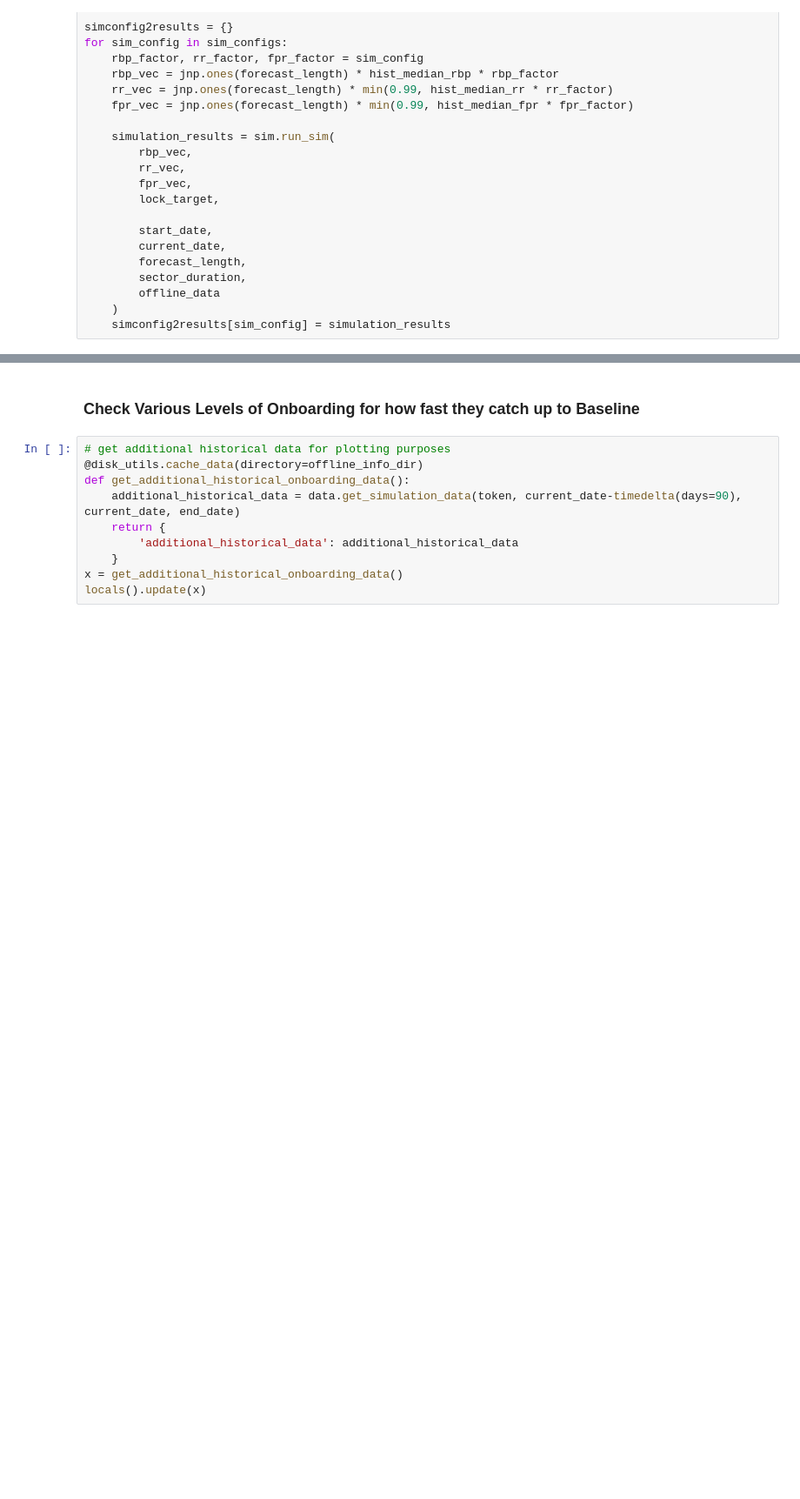
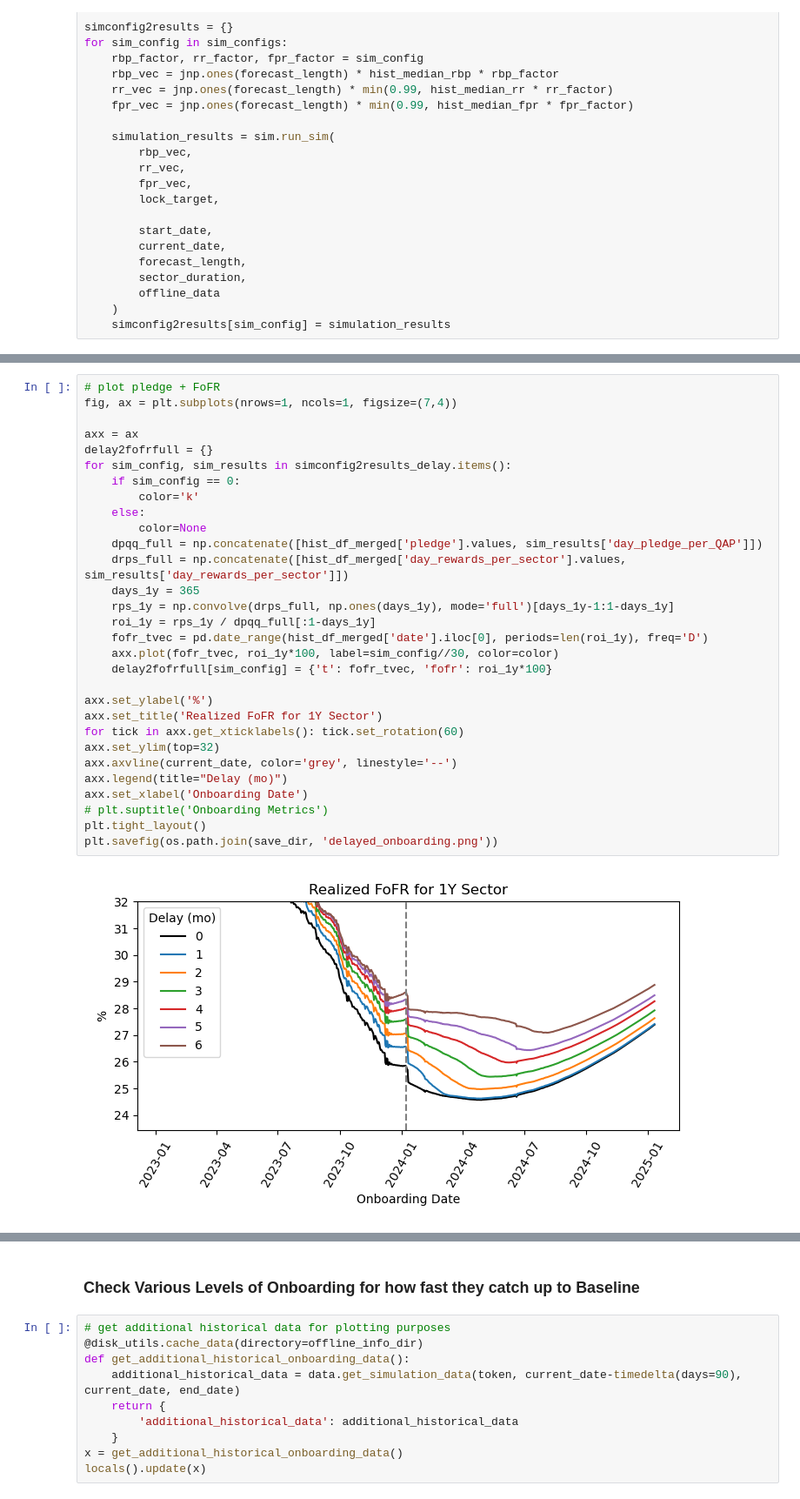
Before and after one commit to CELtd/cel, a Jupyter notebook: notebooks/baseline_crossing/01_2024_filecoin_forecasts.ipynb, the cells around one changed output, grey strips where cells are left out. Shown at 87% size. Drawn from its saved outputs; the diff is of its cells as text; blank space fills up the shorter version.

```diff
--- a/notebooks/baseline_crossing/01_2024_filecoin_forecasts.ipynb
+++ b/notebooks/baseline_crossing/01_2024_filecoin_forecasts.ipynb
@@ -853,0 +875,32 @@ plt.tight_layout()
+# %%
+# plot pledge + FoFR
+fig, ax = plt.subplots(nrows=1, ncols=1, figsize=(7,4))
+
+axx = ax
+delay2fofrfull = {}
+for sim_config, sim_results in simconfig2results_delay.items():
+    if sim_config == 0:
+        color='k'
+    else:
+        color=None
+    dpqq_full = np.concatenate([hist_df_merged['pledge'].values, sim_results['day_pledge_per_QAP']])
+    drps_full = np.concatenate([hist_df_merged['day_rewards_per_sector'].values, sim_results['day_rewards_per_sector']])
+    days_1y = 365
+    rps_1y = np.convolve(drps_full, np.ones(days_1y), mode='full')[days_1y-1:1-days_1y]
+    roi_1y = rps_1y / dpqq_full[:1-days_1y]
+    fofr_tvec = pd.date_range(hist_df_merged['date'].iloc[0], periods=len(roi_1y), freq='D')
+    axx.plot(fofr_tvec, roi_1y*100, label=sim_config//30, color=color)
+    delay2fofrfull[sim_config] = {'t': fofr_tvec, 'fofr': roi_1y*100}
+
+axx.set_ylabel('%')
+axx.set_title('Realized FoFR for 1Y Sector')
+for tick in axx.get_xticklabels(): tick.set_rotation(60)
+axx.set_ylim(top=32)
+axx.axvline(current_date, color='grey', linestyle='--')
+axx.legend(title="Delay (mo)")
+axx.set_xlabel('Onboarding Date')
+# plt.suptitle('Onboarding Metrics')
+plt.tight_layout()
+plt.savefig(os.path.join(save_dir, 'delayed_onboarding.png'))
+# %% [output]
+[figure, added]
```
Also changed, not shown: parts of 14 cells of this notebook.
